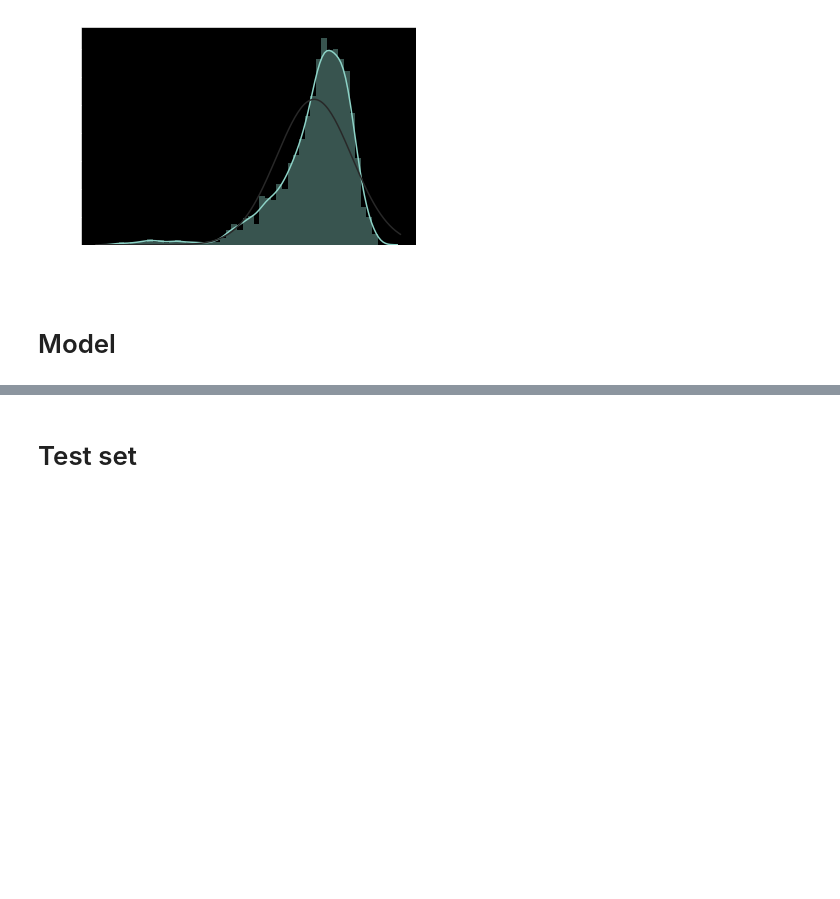
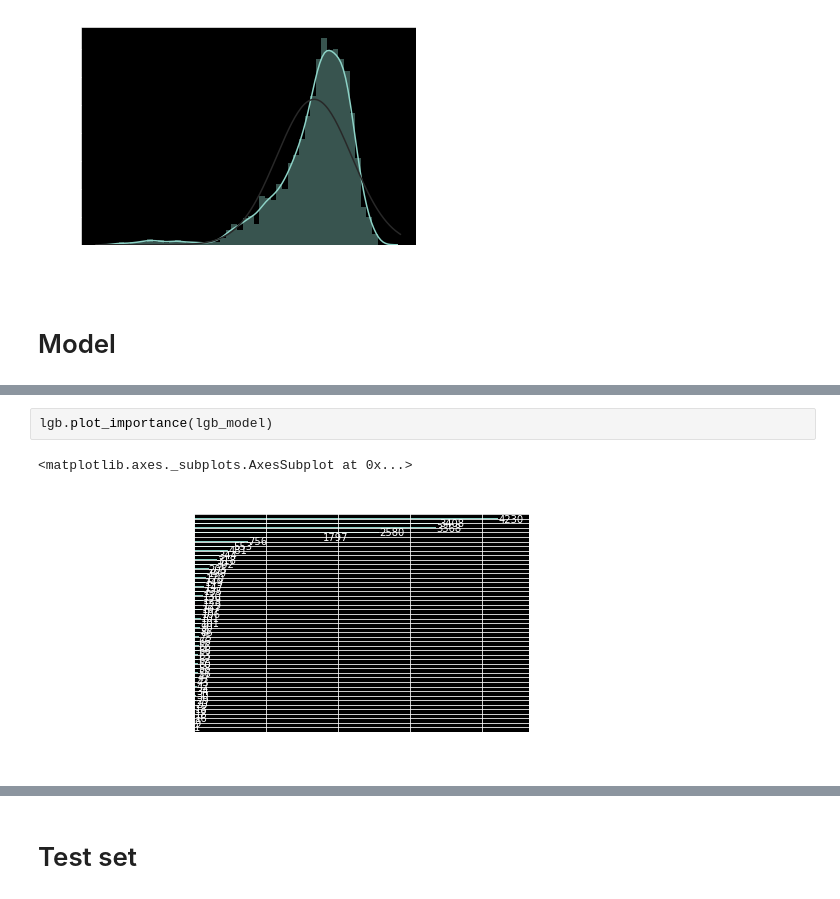
Before and after one commit to JanieTran/Kaggle_Competitions, a Jupyter notebook: TMDBBoxOfficePrediction/TMDBBoxOfficePrediction.ipynb, the cells around one changed output, grey strips where cells are left out. Saved outputs shown, nothing was run; the diff lists cells and outputs as text; blank space fills up the shorter version.

```diff
--- a/TMDBBoxOfficePrediction/TMDBBoxOfficePrediction.ipynb
+++ b/TMDBBoxOfficePrediction/TMDBBoxOfficePrediction.ipynb
@@ -470,3 +569,8 @@ lgb_model = lgb.train(params, train_ds, 700,
+# %%
+lgb.plot_importance(lgb_model)
+# %% [output]
+<matplotlib.axes._subplots.AxesSubplot at 0x...>
+[figure, added]
 # %%
 val_preds = lgb_model.predict(x_val)
 rmsle(val_preds, y_val)
```
Also changed, not shown: parts of 15 cells of this notebook, 4 other files.
